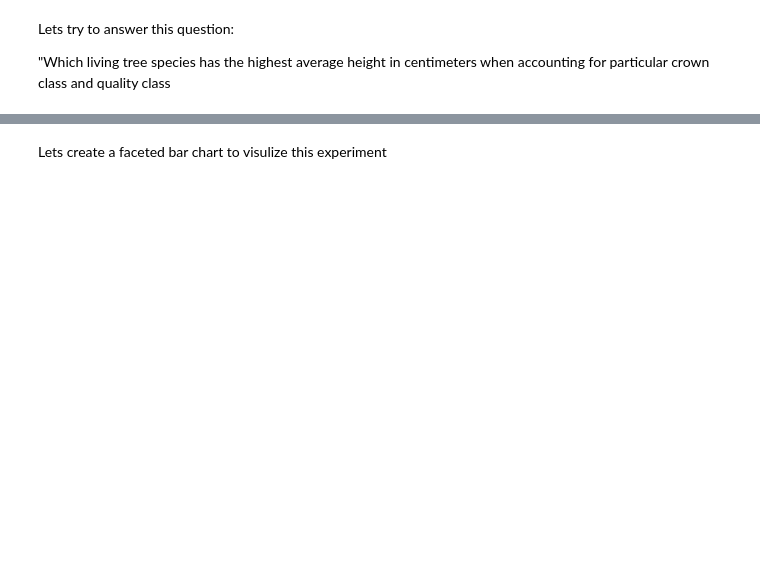
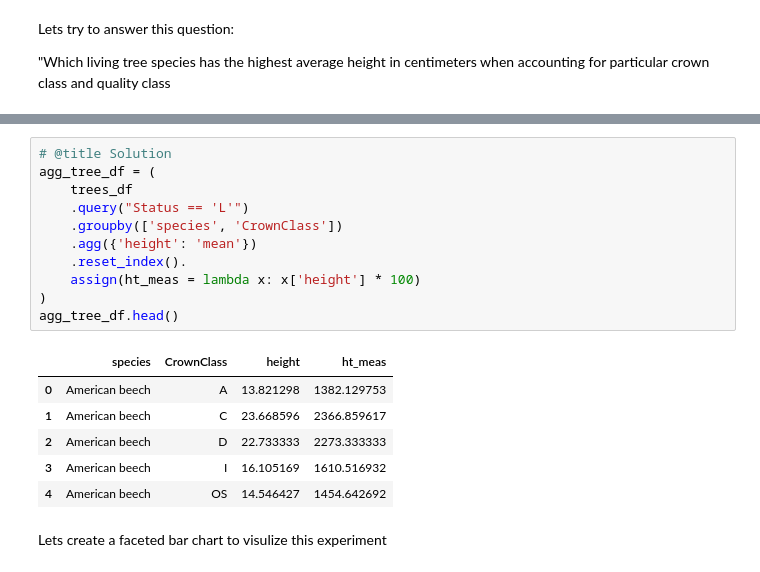
Before and after one commit to subornaa/Data-Analytics-Tutorials, a Jupyter notebook: Descriptive_Analytics_Tutorials.ipynb, the cells around one changed output, grey strips where cells are left out. Drawn from its saved outputs; the diff is of its cells as text; blank space fills up the shorter version.

```diff
--- a/Descriptive_Analytics_Tutorials.ipynb
+++ b/Descriptive_Analytics_Tutorials.ipynb
@@ -305,2 +363,20 @@ Lets try to answer this question:
+# %%
+# @title Solution
+agg_tree_df = (
+    trees_df
+    .query("Status == 'L'")
+    .groupby(['species', 'CrownClass'])
+    .agg({'height': 'mean'})
+    .reset_index().
+    assign(ht_meas = lambda x: x['height'] * 100)
+)
+agg_tree_df.head()
+# %% [output]
+|  | species | CrownClass | height | ht_meas |
+| 0 | American beech | A | 13.821298 | 1382.129753 |
+| 1 | American beech | C | 23.668596 | 2366.859617 |
+| 2 | American beech | D | 22.733333 | 2273.333333 |
+| 3 | American beech | I | 16.105169 | 1610.516932 |
+| 4 | American beech | OS | 14.546427 | 1454.642692 |
 # %% [markdown]
 Lets create a faceted bar chart to visulize this experiment
```
Also changed, not shown: parts of 72 cells of this notebook, 2 other files.
